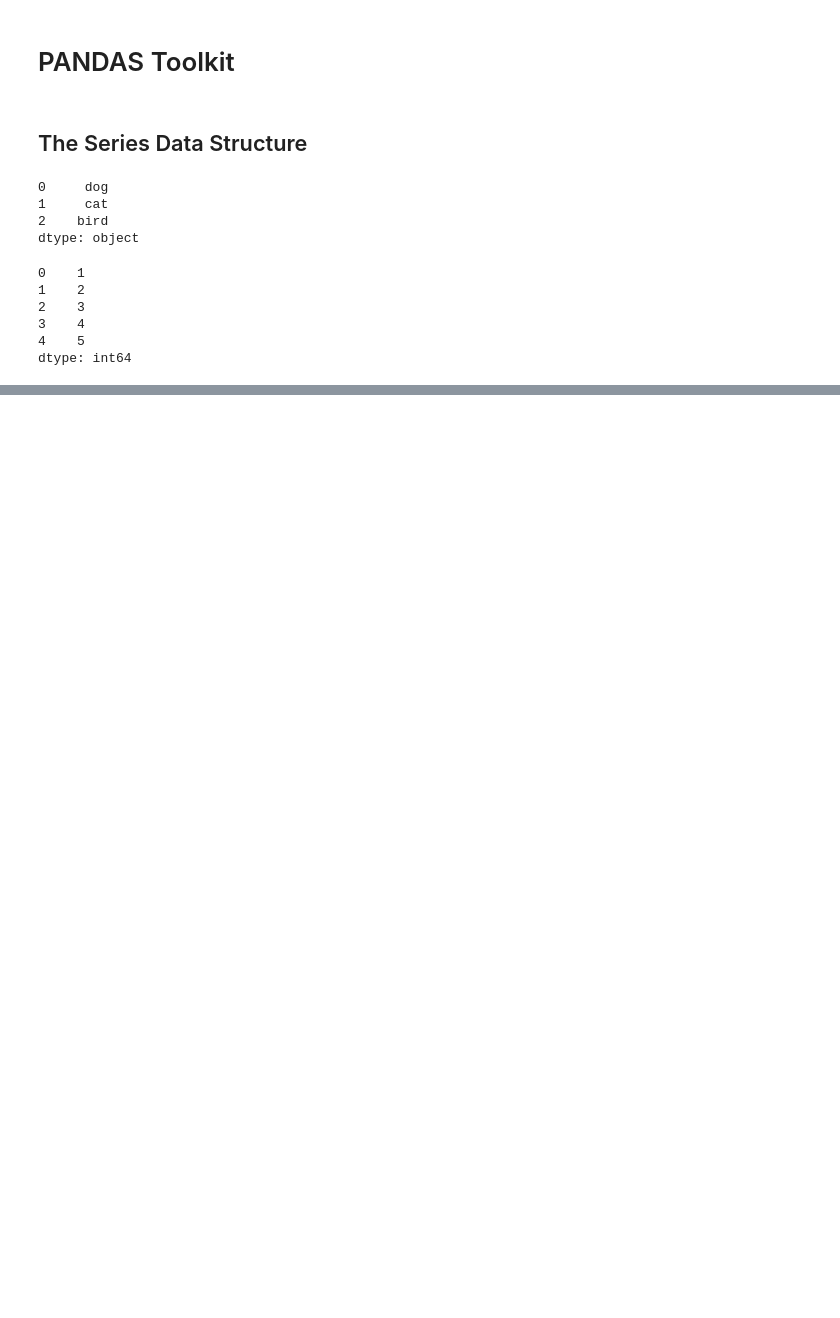
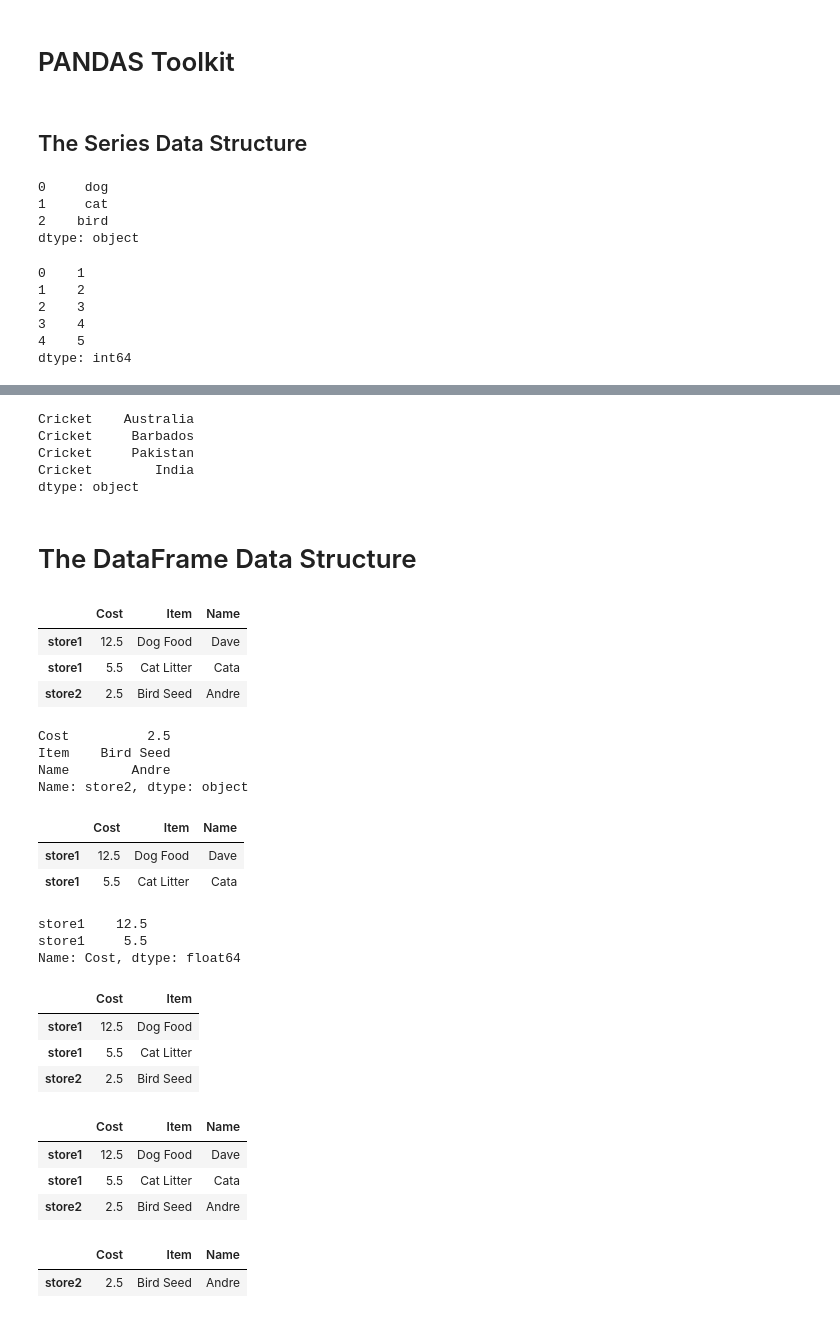
Before and after one commit to davidarango82/intro-data-sci-python, a Jupyter notebook: Untitled.ipynb, the cells around one changed output, grey strips where cells are left out. Drawn from its saved outputs; the diff is of its cells as text; code cells hidden in the pictures; blank space fills up the shorter version.

```diff
--- a/Untitled.ipynb
+++ b/Untitled.ipynb
@@ -462,0 +584,72 @@ dtype: int64
+# %%
+# the original series is not changed by the append operation!
+cricket_countries
+# %% [output]
+Cricket    Australia
+Cricket     Barbados
+Cricket     Pakistan
+Cricket        India
+dtype: object
+# %% [markdown]
+# The DataFrame Data Structure
+# %%
+# ex: creating a DataFrame from multiple Series:
+purchase1 = pd.Series({'Name': 'Dave', 'Item': 'Dog Food', 'Cost': 12.50})
+purchase2 = pd.Series({'Name': 'Cata', 'Item': 'Cat Litter', 'Cost': 5.50})
+purchase3 = pd.Series({'Name': 'Andre', 'Item': 'Bird Seed', 'Cost': 2.50})
+
+df = pd.DataFrame([purchase1,purchase2,purchase3], index = ['store1','store1','store2'])
+#df = pd.DataFrame([purchase1,purchase2,purchase3]) #if index not specified, it starts at 0
+df
+# %% [output]
+|  | Cost | Item | Name |
+| store1 | 12.5 | Dog Food | Dave |
+| store1 | 5.5 | Cat Litter | Cata |
+| store2 | 2.5 | Bird Seed | Andre |
+# %%
+# query wity unique index
+df.loc['store2']
+# %% [output]
+Cost          2.5
+Item    Bird Seed
+Name        Andre
+Name: store2, dtype: object
+# %%
+# query with non-unique index
+df.loc['store1']
+# %% [output]
+|  | Cost | Item | Name |
+| store1 | 12.5 | Dog Food | Dave |
+| store1 | 5.5 | Cat Litter | Cata |
+# %%
+# if we need just one column returned from the query:
+df.loc['store1']['Cost']
+# this 'chaining' returns a copy, not a view on the dataframe. Try to avoid chaining
+# %% [output]
+store1    12.5
+store1     5.5
+Name: Cost, dtype: float64
+# %%
+# This approach is more appropriate, if you´re changing data on the df:
+df.loc[:,['Cost', 'Item']]
+# %% [output]
+|  | Cost | Item |
+| store1 | 12.5 | Dog Food |
+| store1 | 5.5 | Cat Litter |
+| store2 | 2.5 | Bird Seed |
+# %%
+# Dropping data (row): does not delete data from original DFrame
+df.drop('store1')
+df
+# %% [output]
+|  | Cost | Item | Name |
+| store1 | 12.5 | Dog Food | Dave |
+| store1 | 5.5 | Cat Litter | Cata |
+| store2 | 2.5 | Bird Seed | Andre |
+# %%
+# Dropping data (row) permanently!
+df_copy = df.drop('store1')
+df_copy
+# %% [output]
+|  | Cost | Item | Name |
+| store2 | 2.5 | Bird Seed | Andre |
```
Also changed, not shown: parts of 24 cells of this notebook.
